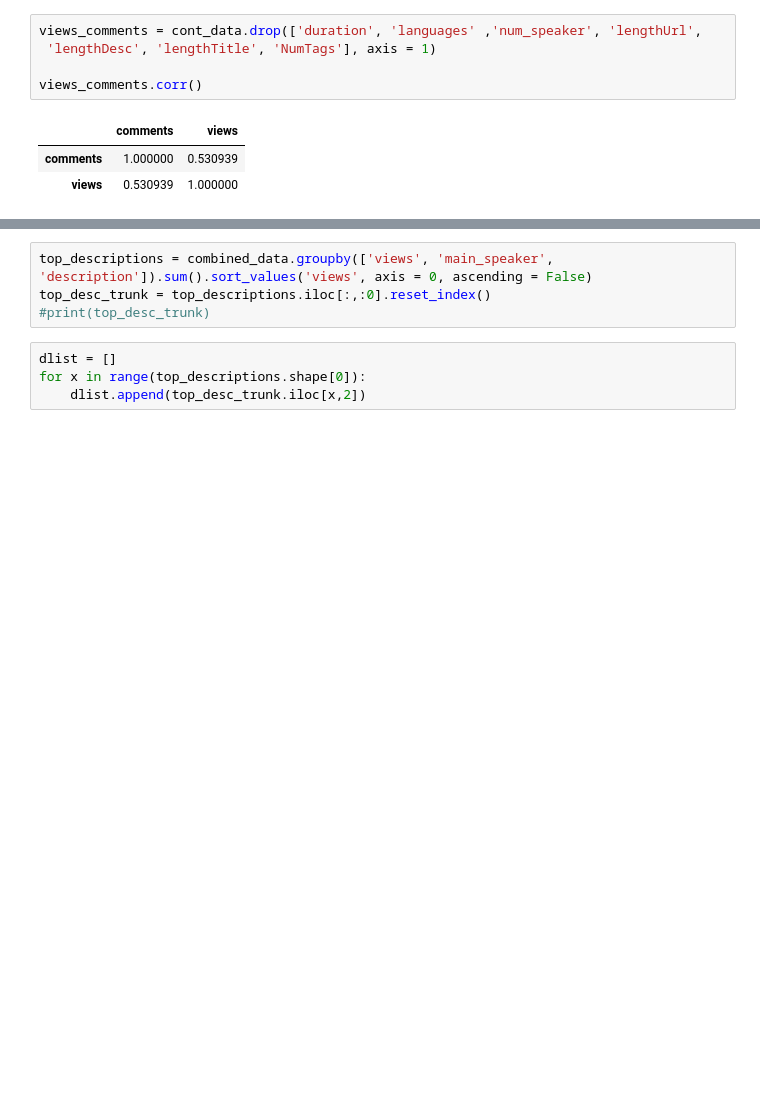
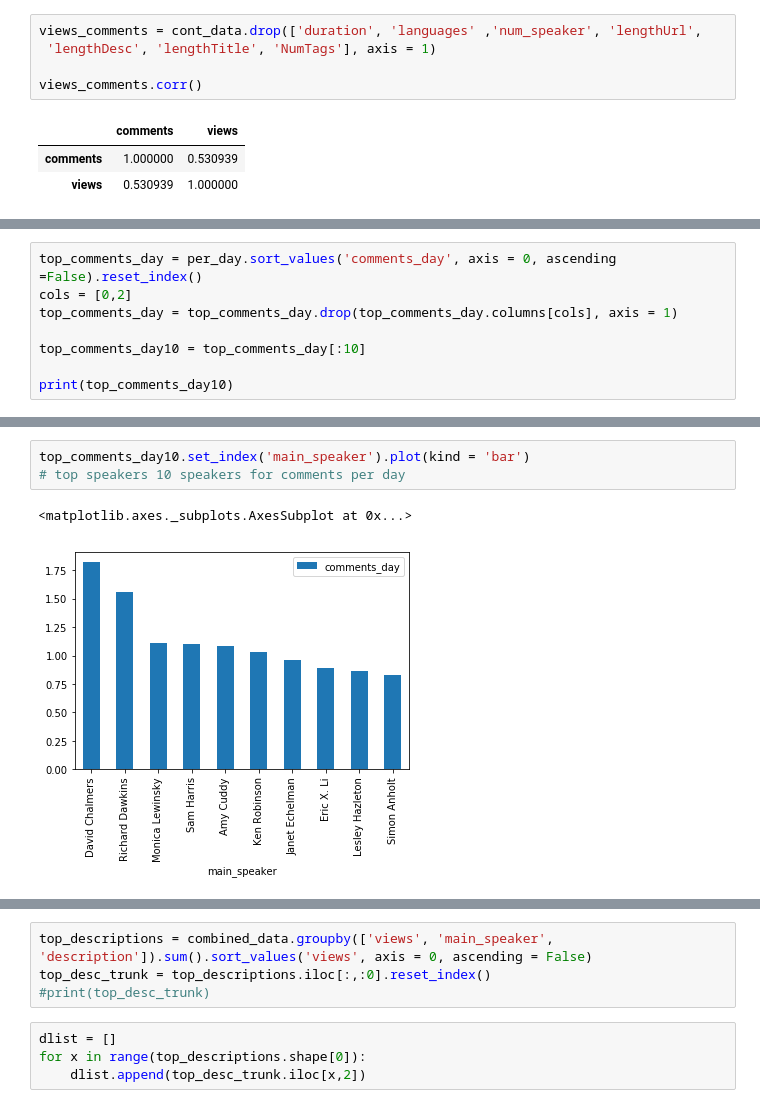
Before and after one commit to dkyol/deepLearning-, a Jupyter notebook: Ted_talk_project .ipynb, the cells around one changed output, grey strips where cells are left out. Drawn from its saved outputs; the diff is of its cells as text; blank space fills up the shorter version.

```diff
--- a/Ted_talk_project .ipynb
+++ b/Ted_talk_project .ipynb
@@ -97,0 +157,8 @@ top_10C.set_index('main_speaker').plot(kind = 'bar')
+# %%
+top_comments_day = per_day.sort_values('comments_day', axis = 0, ascending =False).reset_index()
+cols = [0,2]
+top_comments_day = top_comments_day.drop(top_comments_day.columns[cols], axis = 1)
+
+top_comments_day10 = top_comments_day[:10]
+
+print(top_comments_day10)
@@ -98 +177,7 @@ top_10C.set_index('main_speaker').plot(kind = 'bar')
+# %%
+top_comments_day10.set_index('main_speaker').plot(kind = 'bar')
+# top speakers 10 speakers for comments per day
+# %% [output]
+<matplotlib.axes._subplots.AxesSubplot at 0x...>
+[figure, added]
 # %%
```
Also changed, not shown: parts of 25 cells of this notebook.
